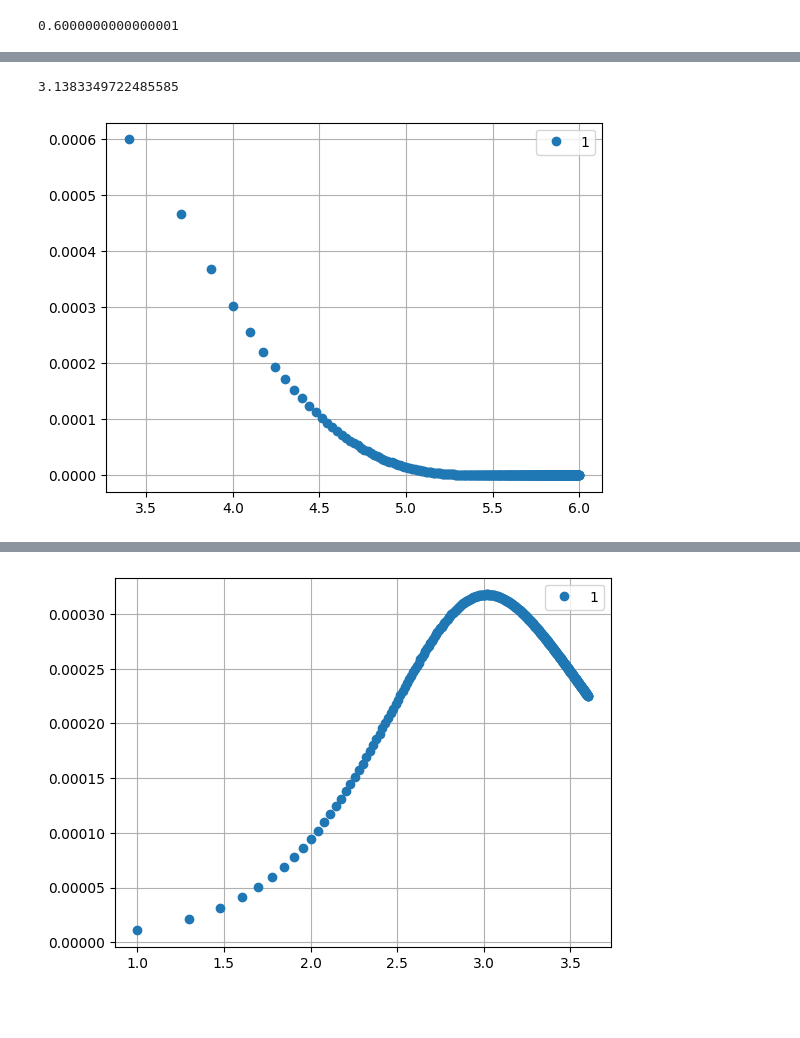
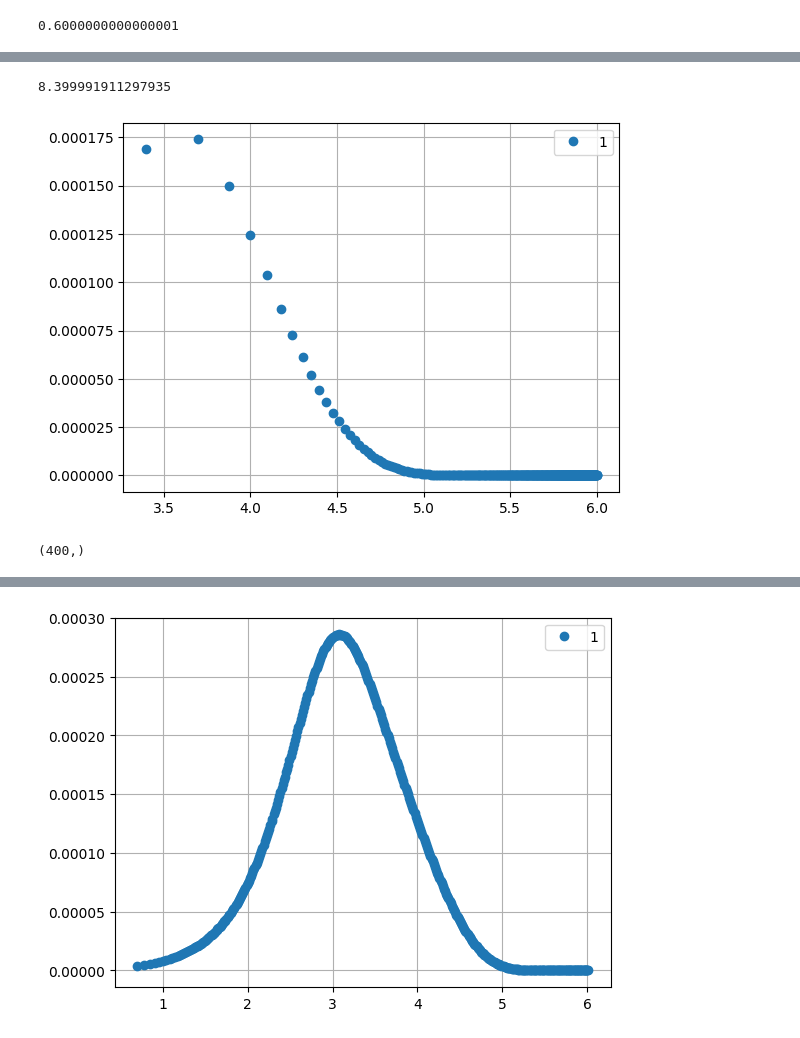
Before and after one commit to NicolasHeredia/KR_method, a Jupyter notebook: kr_first_test.ipynb, the cells around one changed output, grey strips where cells are left out. Cells and saved outputs as stored; diff of their text form; code cells hidden in the pictures; blank space fills up the shorter version.

```diff
--- a/kr_first_test.ipynb
+++ b/kr_first_test.ipynb
@@ -50,9 +54,9 @@ def balances_KR(t, y):
     # Ecuaciones diferenciales
     dIdt = -ki * I
     dMdt = -(kp + kfm) * M * L0
-    dmu_0dt = kfm * M * L0 + ktd * L0**2
+    dmu_0dt = kfm * M * L0 + (0.5 * ktc + ktd) * L0**2
     dmu_1dt = kp * M * L0
-    dmu_2dt = kp * M * (L0 + 2 * L1)
+    dmu_2dt = kp * M * (L0 + 2 * L1) + ktc * L1**2
 
     # Ecuaciones para los radicales y polímeros
     dNrdt = np.zeros_like(Nrd)
@@ -121,6 +140,6 @@ sol.t.shape
 # %%
 nlog = np.log10(n)
-pn1 = sol.y[405:805, 7] / (1/b_p)
+pn1 = sol.y[405:805, 70] / (1/b_p)
 
 pn1n = np.multiply(pn1, n)
 
@@ -130,12 +149,42 @@ plt.legend()
 
 sol.y[1][7]
 # %% [output]
-3.1383349722485585
+8.399991911297935
-[figure, old version]
+[figure, new version]
+# %%
+import numpy as np
+
+def log_scale_integers(n, min_val, max_val):
+    """
+    Genera `n` valores enteros distribuidos logarítmicamente entre `min_val` y `max_val`,
+    reduciendo la densidad excesiva en valores altos.
+
+    Parámetros:
+        n (int): Cantidad de valores a generar.
+        min_val (int): Valor mínimo.
+        max_val (int): Valor máximo.
+
+    Retorna:
+        np.ndarray: Array de `n` valores enteros distribuidos logarítmicamente.
+    """
+    log_values = np.geomspace(min_val, max_val, n)  # Usa geomspace para mejor distribución
+    int_values = np.unique(np.round(log_values).astype(int))
+
+    # Asegurar que sean exactamente `n` valores únicos
+    if len(int_values) < n:
+        extra_values = np.linspace(min_val, max_val, n - len(int_values), dtype=int)
+        int_values = np.unique(np.concatenate((int_values, extra_values)))
+
+    return int_values # Asegurar que la longitud sea exactamente `n`
+
+# Ejemplo de uso
+n = log_scale_integers(400, 5, 1_000_000)
+# %%
+n = np.append(n, [1000200, 1030000])
+n.shape
+# %% [output]
+(400,)
 # %%
-# Crear un array de 400 valores para n
-
-n = np.arange(1, 401) * 10
 
 # Crear un array con 400 elementos para b de propagación
 b_p = 1.0 / np.diff(n)
@@ -159,7 +208,7 @@ sol = solve_ivp(
       )
 # %%
 nlog = np.log10(n)
-pn1 = sol.y[405:805, 7] / (1/b_p)
+pn1 = sol.y[405:805, 6] / (1/b_p)
 
 pn1n = np.multiply(pn1, n)
 pn3n = np.multiply(pn1n, n)
@@ -176 +225 @@ sol.y[1][7]
-[figure, old version]
+[figure, new version]
```
Also changed, not shown: parts of 9 cells of this notebook, 2 other files.
